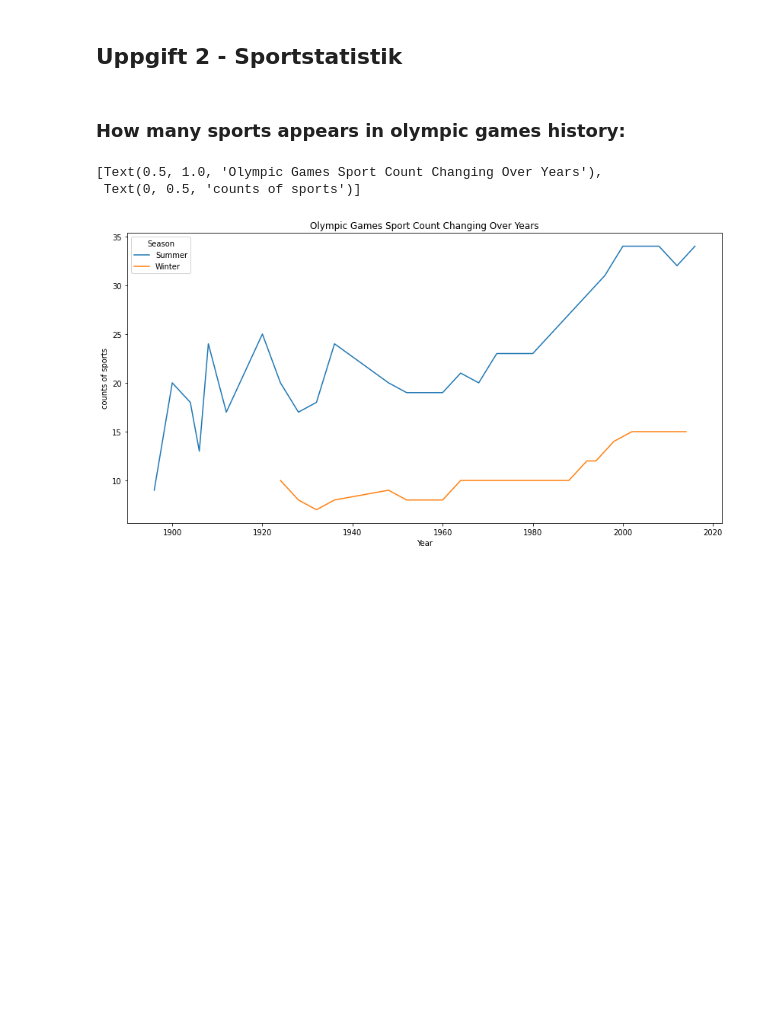
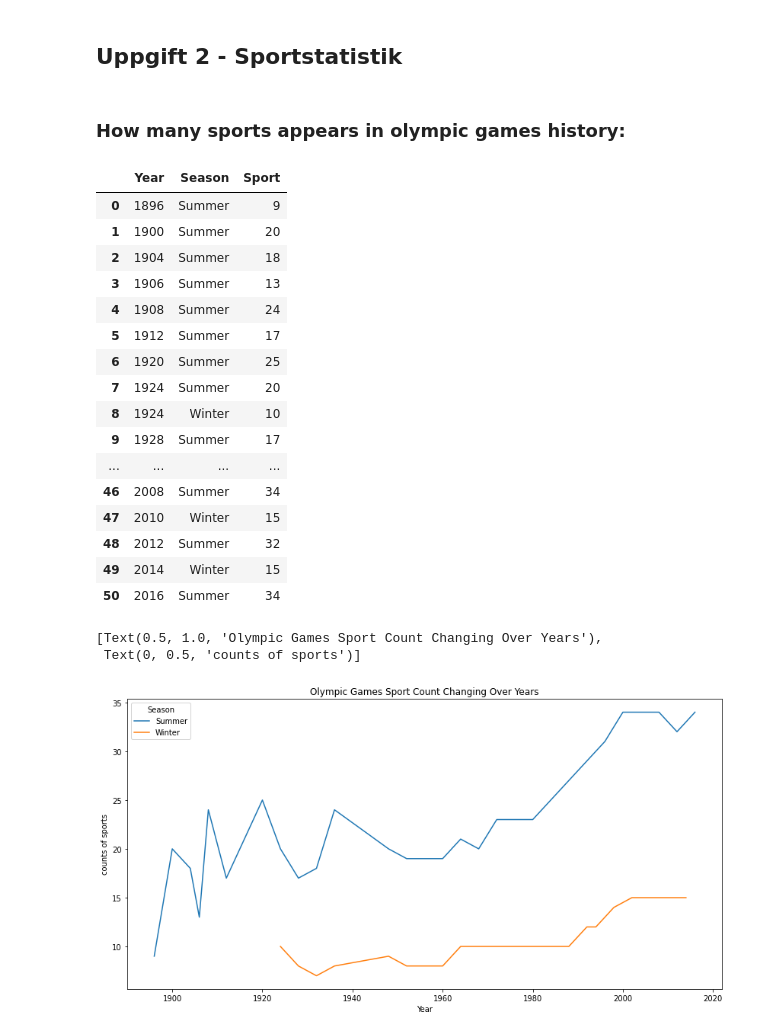
Before and after one commit to cooperhankun/Databehandling-OS-projekt-Kun-Xiu, a Jupyter notebook: Code/Projekt-OS.ipynb, the cells around one changed output. Saved outputs shown, nothing was run; the diff lists cells and outputs as text; code cells hidden in the pictures; blank space fills up the shorter version.

```diff
--- a/Code/Projekt-OS.ipynb
+++ b/Code/Projekt-OS.ipynb
@@ -558,6 +536,26 @@ plt.show()
 ## Uppgift 2 - Sportstatistik
 # %% [markdown]
 ### How many sports appears in olympic games history:
+# %%
+players_os.groupby(["Year","Season"]).Sport.nunique().reset_index()
+# %% [output]
+|  | Year | Season | Sport |
+| 0 | 1896 | Summer | 9 |
+| 1 | 1900 | Summer | 20 |
+| 2 | 1904 | Summer | 18 |
+| 3 | 1906 | Summer | 13 |
+| 4 | 1908 | Summer | 24 |
+| 5 | 1912 | Summer | 17 |
+| 6 | 1920 | Summer | 25 |
+| 7 | 1924 | Summer | 20 |
+| 8 | 1924 | Winter | 10 |
+| 9 | 1928 | Summer | 17 |
+| ... | ... | ... | ... |
+| 46 | 2008 | Summer | 34 |
+| 47 | 2010 | Winter | 15 |
+| 48 | 2012 | Summer | 32 |
+| 49 | 2014 | Winter | 15 |
+| 50 | 2016 | Summer | 34 |
 # %%
 sport_evelution = players_os.groupby(["Year","Season"]).Sport.nunique().reset_index()
 
```
Also changed, not shown: parts of 7 cells of this notebook, 3 other files.
